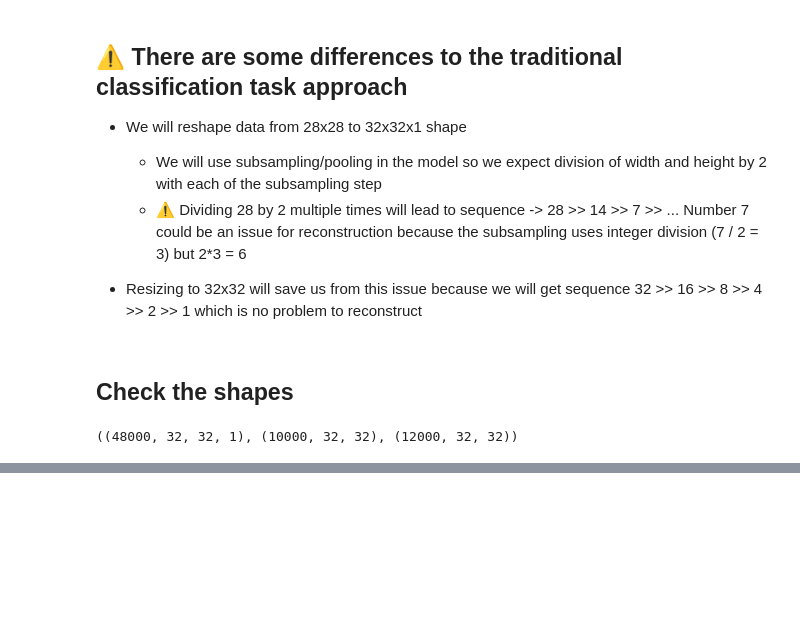
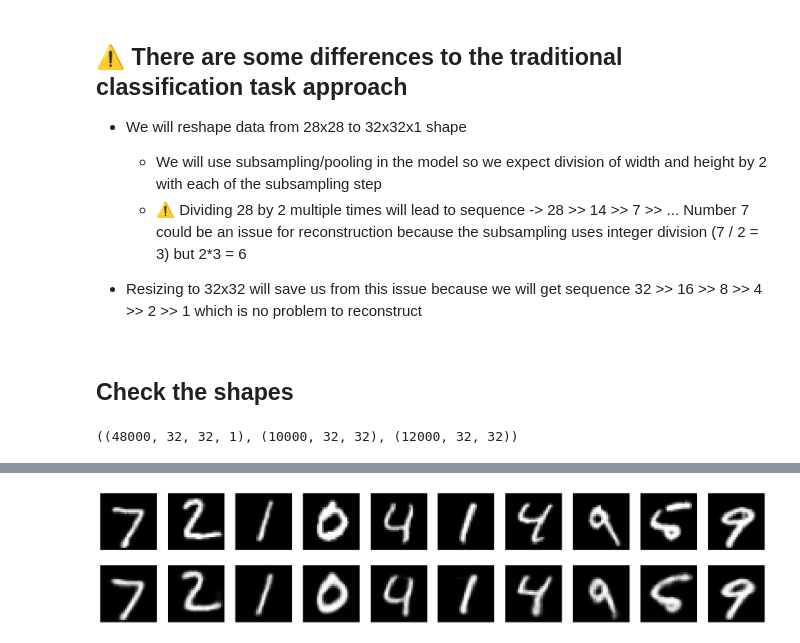
Before and after one commit to rasvob/VSB-FEI-Deep-Learning-Exercises, a Jupyter notebook: dl_05.ipynb, the cells around one changed output, grey strips where cells are left out. Drawn from its saved outputs; the diff is of its cells as text; code cells hidden in the pictures; blank space fills up the shorter version.

Commit message:
VAE images added

```diff
--- a/dl_05.ipynb
+++ b/dl_05.ipynb
@@ -873,0 +508,5 @@ print('Test accuracy: ', test_acc)
+# %%
+def sampling(args):
+    mean_mu, log_var = args
+    epsilon = keras.backend.random_normal(shape=keras.backend.shape(mean_mu), mean=0., stddev=1.)
+    return mean_mu + keras.backend.exp(log_var/2)*epsilon
@@ -873,0 +582,20 @@ print('Test accuracy: ', test_acc)
+# %%
+def total_loss_closure(mean_mu, log_var):
+    def r_loss(y_true, y_pred):
+        return keras.backend.mean(keras.backend.square(y_true - y_pred), axis=[0, 1])
+
+    def kl_loss(y_true, y_pred):
+        kl_loss =  -0.5 * keras.backend.sum(1 + log_var - keras.backend.square(mean_mu) - keras.backend.exp(log_var), axis = 1)
+        return kl_loss
+
+    def loss(y_true, y_pred):
+        LOSS_FACTOR = 10000
+        return LOSS_FACTOR*r_loss(y_true, y_pred) + kl_loss(y_true, y_pred)
+
+    return loss
+# %%
+vae_model.compile(optimizer='adam', loss = total_loss_closure(mean_mu, log_var))
+# %%
+batch_size = 128
+epochs = 10
+history = vae_model.fit(train_x_r, train_x_r, validation_data=(valid_x_r, valid_x_r), epochs=epochs, batch_size=batch_size)
@@ -873,0 +626,21 @@ print('Test accuracy: ', test_acc)
+# %%
+predicted = vae_model.predict(test_x_r)
+
+n = 10
+plt.figure(figsize=(20, 4))
+for i in range(n):
+    # display original
+    ax = plt.subplot(2, n, i+1)
+    plt.imshow(test_x_r[i].reshape(32, 32))
+    plt.gray()
+    ax.get_xaxis().set_visible(False)
+    ax.get_yaxis().set_visible(False)
+
+    # display reconstruction
+    ax = plt.subplot(2, n, i + 1+n)
+    plt.imshow(predicted[i].reshape(32, 32))
+    plt.gray()
+    ax.get_xaxis().set_visible(False)
+    ax.get_yaxis().set_visible(False)
+plt.show()
+# %% [output]
@@ -873,0 +648 @@ print('Test accuracy: ', test_acc)
+[figure, added]
```
Also changed, not shown: parts of 77 cells of this notebook, 4 other files.
